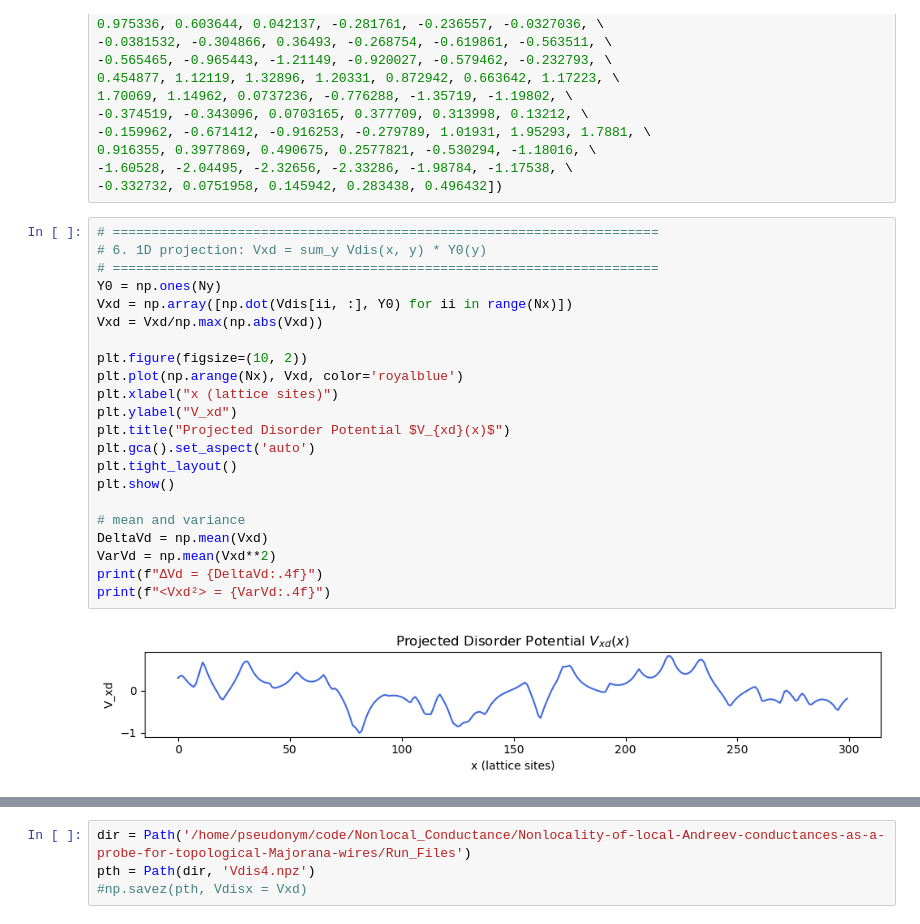
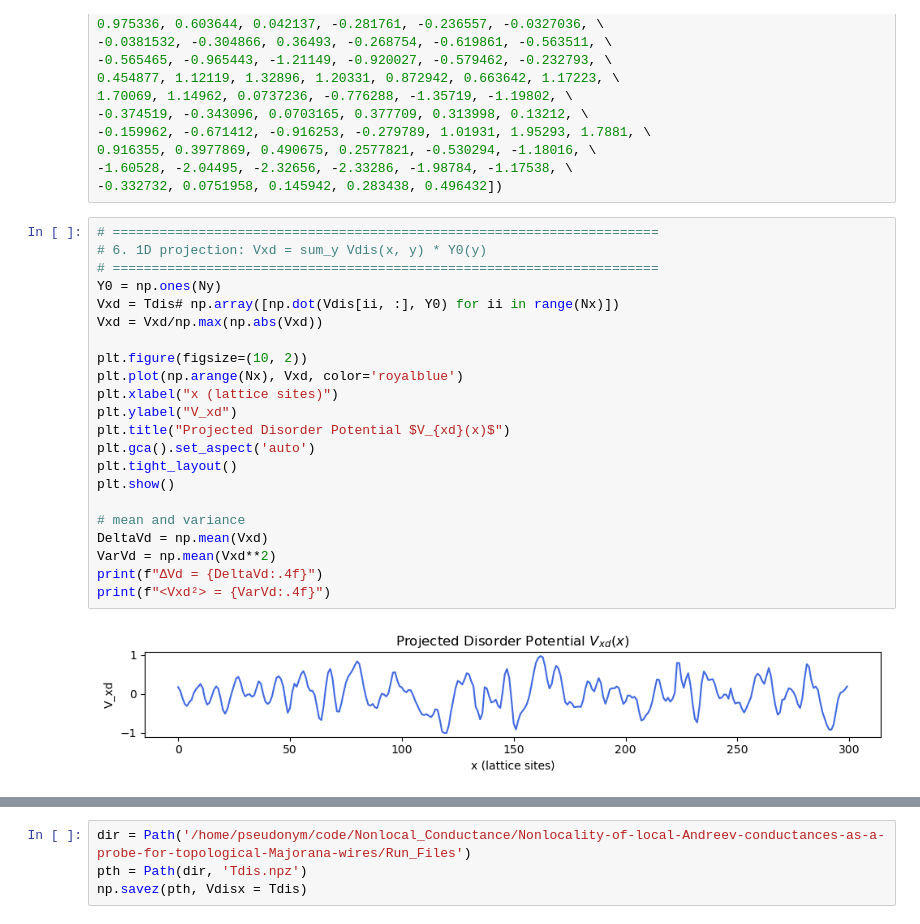
Before and after one commit to polianahp/Nonlocality-of-local-Andreev-conductances-as-a-probe-for-topological-Majorana-wires, a Jupyter notebook: disorder_testing.ipynb, the cells around one changed output, grey strips where cells are left out. Cells and saved outputs as stored; diff of their text form.

```diff
--- a/disorder_testing.ipynb
+++ b/disorder_testing.ipynb
@@ -214,24 +214,24 @@ Tdis = np.asarray([0.452874, 0.21002, -0.284492, -0.659038, -0.786086, -0.525799
 # %%
 # ======================================================================
 # 6. 1D projection: Vxd = sum_y Vdis(x, y) * Y0(y)
 # ======================================================================
 Y0 = np.ones(Ny)
-Vxd = np.array([np.dot(Vdis[ii, :], Y0) for ii in range(Nx)])
+Vxd = Tdis# np.array([np.dot(Vdis[ii, :], Y0) for ii in range(Nx)])
 Vxd = Vxd/np.max(np.abs(Vxd))
 
 plt.figure(figsize=(10, 2))
 plt.plot(np.arange(Nx), Vxd, color='royalblue')
 plt.xlabel("x (lattice sites)")
 plt.ylabel("V_xd")
 plt.title("Projected Disorder Potential $V_{xd}(x)$")
 plt.gca().set_aspect('auto')
 plt.tight_layout()
 plt.show()
 
 # mean and variance
 DeltaVd = np.mean(Vxd)
 VarVd = np.mean(Vxd**2)
 print(f"ΔVd = {DeltaVd:.4f}")
 print(f"<Vxd²> = {VarVd:.4f}")
 # %% [output]
-[figure, old version]
+[figure, new version]
@@ -240,7 +240,7 @@ print(f"<Vxd²> = {VarVd:.4f}")
 # %%
 dir = Path('/home/pseudonym/code/Nonlocal_Conductance/Nonlocality-of-local-Andreev-conductances-as-a-probe-for-topological-Majorana-wires/Run_Files')
-pth = Path(dir, 'Vdis4.npz')
-#np.savez(pth, Vdisx = Vxd)
+pth = Path(dir, 'Tdis.npz')
+np.savez(pth, Vdisx = Tdis)
 # %%
 import helpers as hp
 from pathlib import Path
```
Also changed, not shown: parts of 5 cells of this notebook, 3 other files.
